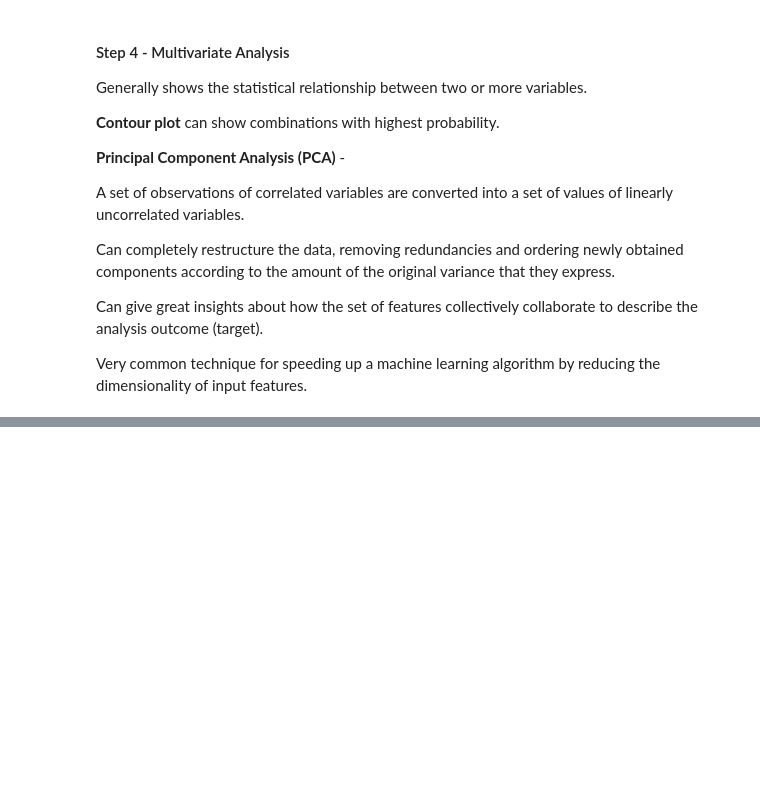
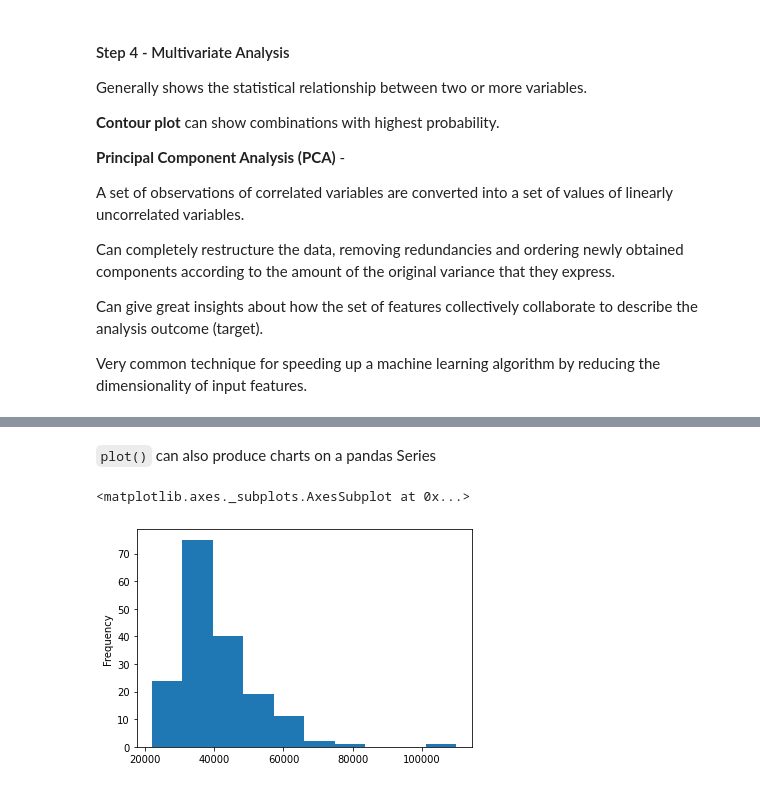
Before and after one commit to brendenwest/cis276, a Jupyter notebook: 3_data_visualization.ipynb, the cells around one changed output, grey strips where cells are left out. Drawn from its saved outputs; the diff is of its cells as text; code cells hidden in the pictures; blank space fills up the shorter version.

```diff
--- a/3_data_visualization.ipynb
+++ b/3_data_visualization.ipynb
@@ -235,0 +273,8 @@ matplotlib can export visualizations to  common vector and raster graphics forma
+# %% [markdown]
+`plot()` can also produce charts on a pandas Series
+# %%
+median_column = df["Median"] # get column as a Series
+median_column.plot(kind="hist")
+# %% [output]
+<matplotlib.axes._subplots.AxesSubplot at 0x...>
+[figure, added]
```
Also changed, not shown: parts of 10 cells of this notebook.
